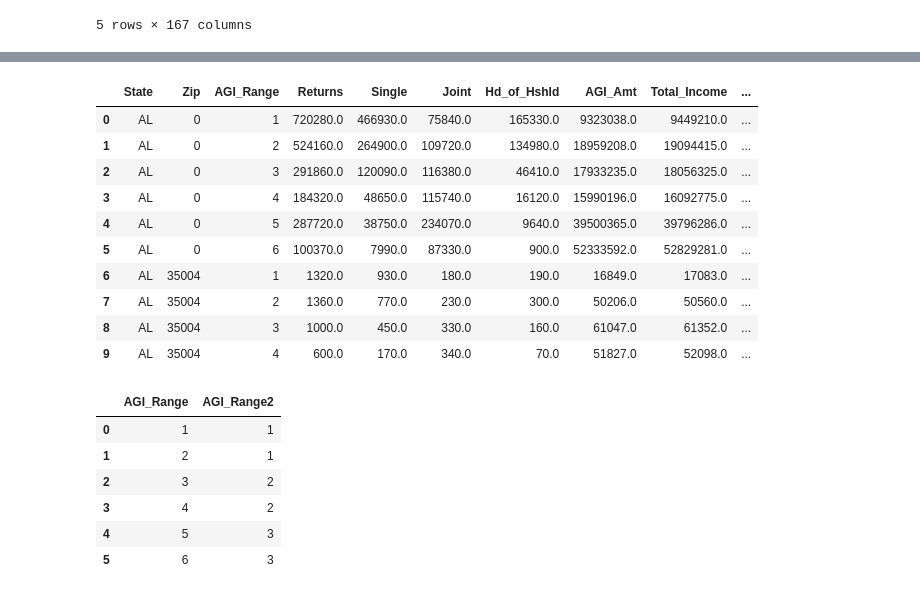
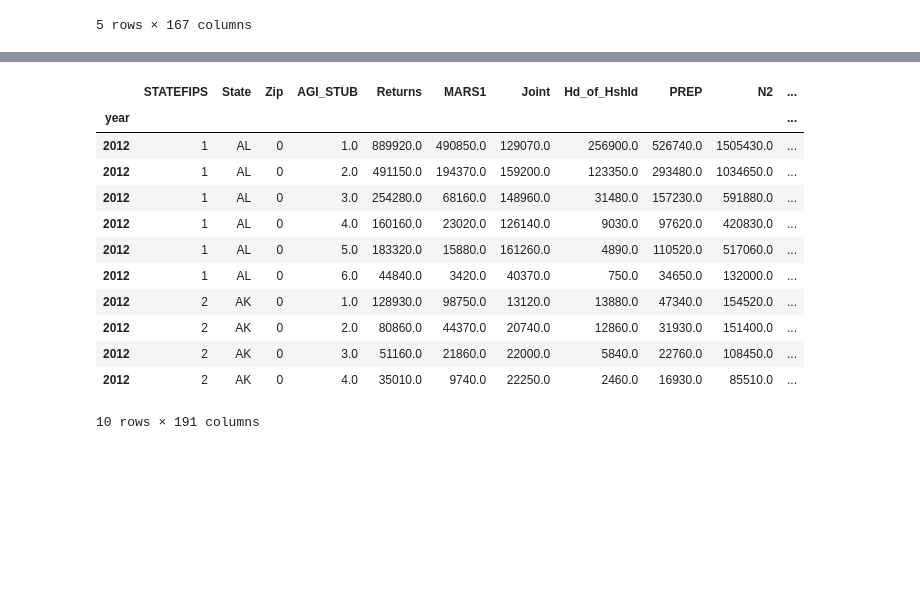
Before and after one commit to HasmigG/TaxAnalysis, a Jupyter notebook: etl_Hasmig.ipynb, the cells around one changed output, grey strips where cells are left out. Saved outputs shown, nothing was run; the diff lists cells and outputs as text; code cells hidden in the pictures; blank space fills up the shorter version.

```diff
--- a/etl_Hasmig.ipynb
+++ b/etl_Hasmig.ipynb
@@ -1,7 +1,7 @@
 # %%
 import pandas as pd
 # %%
-df = pd.read_csv("21zpallagi.csv")
+df = pd.read_csv("../../GroupProjects/21zpallagi.csv")
 df.head()
 # %% [output]
 |  | STATEFIPS | STATE | zipcode | agi_stub | N1 | mars1 | MARS2 | MARS4 | ELF | CPREP | ... | ... |
@@ -54,0 +17,13 @@ df_AL
+# %%
+files = range(12,22)
+
+complete_df = pd.DataFrame()
+
+for file in files:
+    df = pd.read_csv(f"../../GroupProjects/{file}zpallagi.csv")
+    df1 = df[df.zipcode==0]
+    df1['year'] = f'20{file}'
+    complete_df = pd.concat([complete_df,df1])
+    print(f'{file}zpallagi.csv: {df1.shape}')
+complete_df.set_index('year', inplace=True)
+complete_df[:5]
@@ -55,41 +49,39 @@ df_AL
 # %%
 # Dictionary mapping original column names to shorter names
-short_column_names = {
+column_names = {
     'STATE': 'State',
     'zipcode': 'Zip',
-    'agi_stub': 'AGI_Range',
     'N1': 'Returns',
     'mars1': 'Single',
     'MARS2': 'Joint',
     'MARS4': 'Hd_of_Hshld',
     'A00100': 'AGI_Amt',
-    'A02650': 'Total_Income',
-    'N01000': 'Cap_Gain_Returns',
-    'A01000': 'Cap_Gain_Amt',
     'N02910': 'Std_Ded_Charity_Returns',
     'A02910': 'Std_Ded_Charity_Amt',
+    'N04450': 'Std_Ded_Returns',
+    'A04450': 'Std_Ded_Amt',
     'N04470': 'Itemized_Ded_Returns',
     'A04470': 'Itemized_Ded_Amt',
-    'N18300': 'Total_Taxes_Returns',
-    'A18300': 'Total_Taxes_Amt',
     'N19700': 'Charitable_Returns',
     'A19700': 'Charitable_Amt'
 }
 
 # Rename columns
-df_short_names = df_AL.rename(columns=short_column_names)
+renaming_df = complete_df.rename(columns=column_names)
 
-# Now df_short_names contains columns with shorter names
-df_short_names.head(10)
+
+renaming_df.head(10)
 # %% [output]
-|  | State | Zip | AGI_Range | Returns | Single | Joint | Hd_of_Hshld | AGI_Amt | Total_Income | ... |
-| 0 | AL | 0 | 1 | 720280.0 | 466930.0 | 75840.0 | 165330.0 | 9323038.0 | 9449210.0 | ... |
-| 1 | AL | 0 | 2 | 524160.0 | 264900.0 | 109720.0 | 134980.0 | 18959208.0 | 19094415.0 | ... |
-| 2 | AL | 0 | 3 | 291860.0 | 120090.0 | 116380.0 | 46410.0 | 17933235.0 | 18056325.0 | ... |
-| 3 | AL | 0 | 4 | 184320.0 | 48650.0 | 115740.0 | 16120.0 | 15990196.0 | 16092775.0 | ... |
-| 4 | AL | 0 | 5 | 287720.0 | 38750.0 | 234070.0 | 9640.0 | 39500365.0 | 39796286.0 | ... |
-| 5 | AL | 0 | 6 | 100370.0 | 7990.0 | 87330.0 | 900.0 | 52333592.0 | 52829281.0 | ... |
-| 6 | AL | 35004 | 1 | 1320.0 | 930.0 | 180.0 | 190.0 | 16849.0 | 17083.0 | ... |
-| 7 | AL | 35004 | 2 | 1360.0 | 770.0 | 230.0 | 300.0 | 50206.0 | 50560.0 | ... |
-| 8 | AL | 35004 | 3 | 1000.0 | 450.0 | 330.0 | 160.0 | 61047.0 | 61352.0 | ... |
-| 9 | AL | 35004 | 4 | 600.0 | 170.0 | 340.0 | 70.0 | 51827.0 | 52098.0 | ... |
+|  | STATEFIPS | State | Zip | AGI_STUB | Returns | MARS1 | Joint | Hd_of_Hshld | PREP | N2 | ... |
+| year |  |  |  |  |  |  |  |  |  |  | ... |
+| 2012 | 1 | AL | 0 | 1.0 | 889920.0 | 490850.0 | 129070.0 | 256900.0 | 526740.0 | 1505430.0 | ... |
+| 2012 | 1 | AL | 0 | 2.0 | 491150.0 | 194370.0 | 159200.0 | 123350.0 | 293480.0 | 1034650.0 | ... |
+| 2012 | 1 | AL | 0 | 3.0 | 254280.0 | 68160.0 | 148960.0 | 31480.0 | 157230.0 | 591880.0 | ... |
+| 2012 | 1 | AL | 0 | 4.0 | 160160.0 | 23020.0 | 126140.0 | 9030.0 | 97620.0 | 420830.0 | ... |
+| 2012 | 1 | AL | 0 | 5.0 | 183320.0 | 15880.0 | 161260.0 | 4890.0 | 110520.0 | 517060.0 | ... |
+| 2012 | 1 | AL | 0 | 6.0 | 44840.0 | 3420.0 | 40370.0 | 750.0 | 34650.0 | 132000.0 | ... |
+| 2012 | 2 | AK | 0 | 1.0 | 128930.0 | 98750.0 | 13120.0 | 13880.0 | 47340.0 | 154520.0 | ... |
+| 2012 | 2 | AK | 0 | 2.0 | 80860.0 | 44370.0 | 20740.0 | 12860.0 | 31930.0 | 151400.0 | ... |
+| 2012 | 2 | AK | 0 | 3.0 | 51160.0 | 21860.0 | 22000.0 | 5840.0 | 22760.0 | 108450.0 | ... |
+| 2012 | 2 | AK | 0 | 4.0 | 35010.0 | 9740.0 | 22250.0 | 2460.0 | 16930.0 | 85510.0 | ... |
+10 rows × 191 columns
@@ -98,10 +87,0 @@ df_short_names['AGI_Range2']=pd.cut(df_short_names.AGI_Range,[0,2,4,6],labels=[1
-# %%
-df_short_names[['AGI_Range','AGI_Range2']].head(6)
-# %% [output]
-|  | AGI_Range | AGI_Range2 |
-| 0 | 1 | 1 |
-| 1 | 2 | 1 |
-| 2 | 3 | 2 |
-| 3 | 4 | 2 |
-| 4 | 5 | 3 |
-| 5 | 6 | 3 |
```
Also changed, not shown: parts of 22 cells of this notebook.
